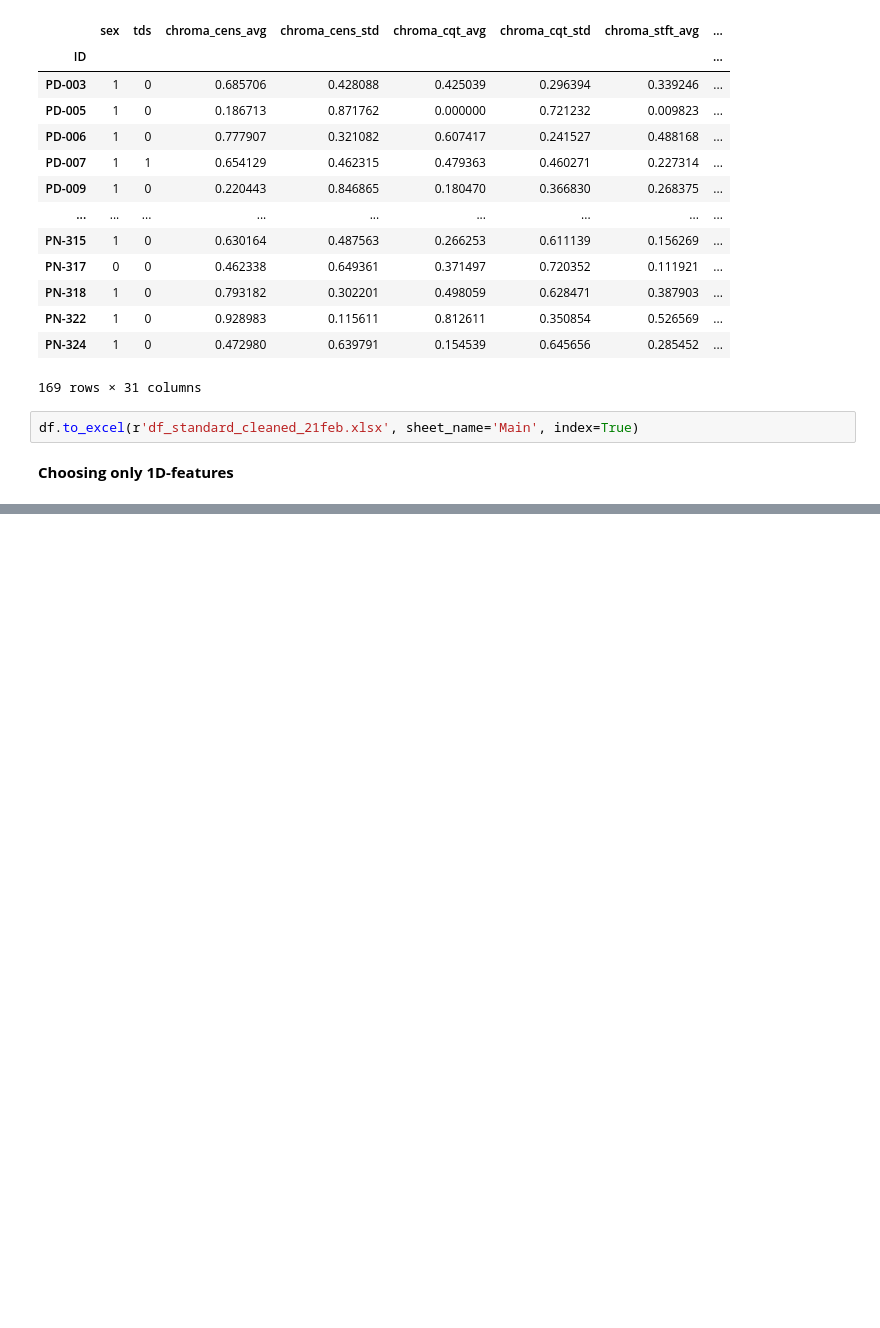
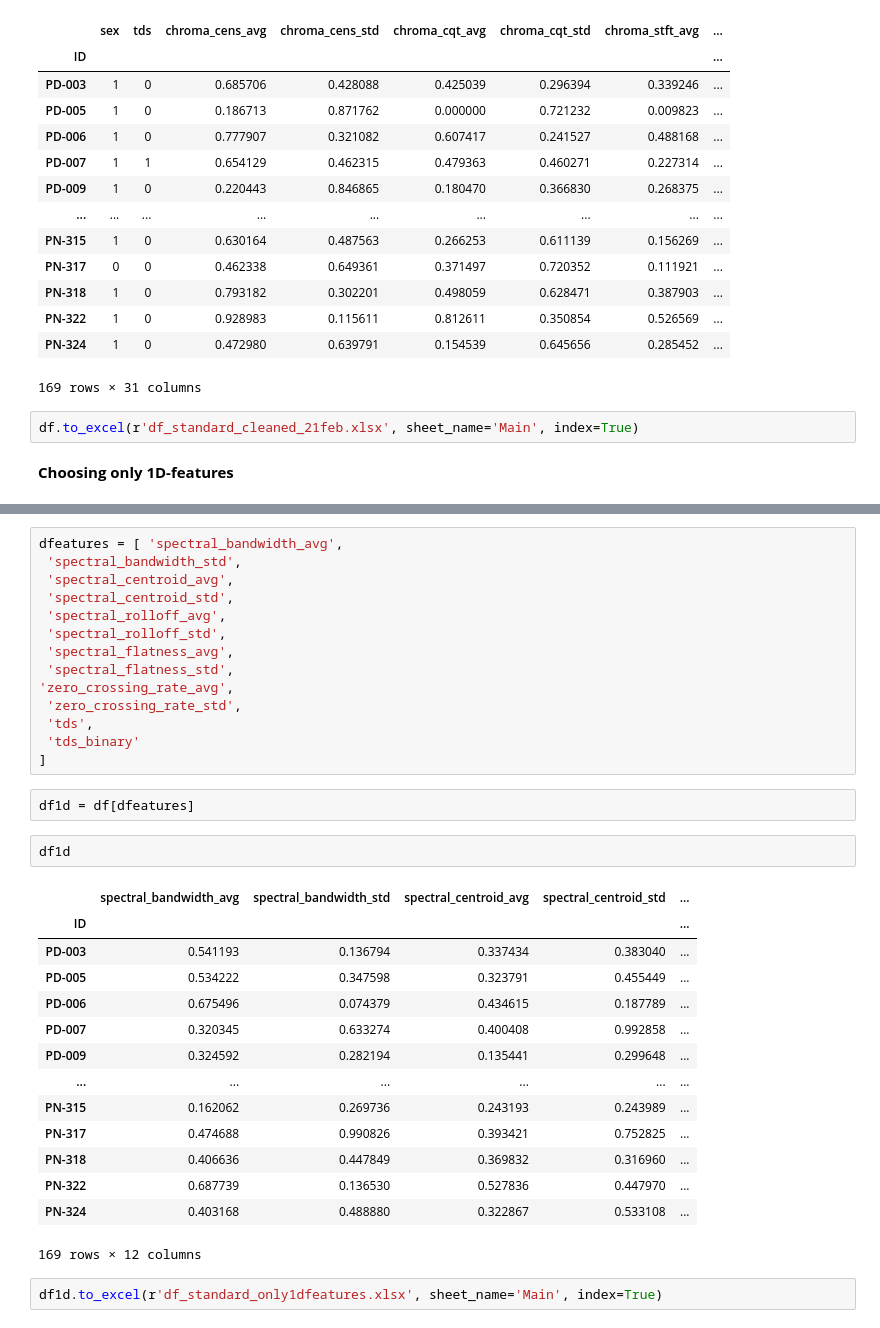
Before and after one commit to Whoami666/HSE_Lab, a Jupyter notebook: schiz_data_standardization.ipynb, the cells around one changed output, grey strips where cells are left out. Cells and saved outputs as stored; diff of their text form; blank space fills up the shorter version.

```diff
--- a/schiz_data_standardization.ipynb
+++ b/schiz_data_standardization.ipynb
@@ -132,0 +153,35 @@ df.to_excel(r'df_standard_cleaned_21feb.xlsx', sheet_name='Main', index=True)
+# %%
+dfeatures = [ 'spectral_bandwidth_avg',
+ 'spectral_bandwidth_std',
+ 'spectral_centroid_avg',
+ 'spectral_centroid_std',
+ 'spectral_rolloff_avg',
+ 'spectral_rolloff_std',
+ 'spectral_flatness_avg',
+ 'spectral_flatness_std',
+'zero_crossing_rate_avg',
+ 'zero_crossing_rate_std',
+ 'tds',
+ 'tds_binary'
+]
+# %%
+df1d = df[dfeatures]
+# %%
+df1d
+# %% [output]
+|  | spectral_bandwidth_avg | spectral_bandwidth_std | spectral_centroid_avg | spectral_centroid_std | ... |
+| ID |  |  |  |  | ... |
+| PD-003 | 0.541193 | 0.136794 | 0.337434 | 0.383040 | ... |
+| PD-005 | 0.534222 | 0.347598 | 0.323791 | 0.455449 | ... |
+| PD-006 | 0.675496 | 0.074379 | 0.434615 | 0.187789 | ... |
+| PD-007 | 0.320345 | 0.633274 | 0.400408 | 0.992858 | ... |
+| PD-009 | 0.324592 | 0.282194 | 0.135441 | 0.299648 | ... |
+| ... | ... | ... | ... | ... | ... |
+| PN-315 | 0.162062 | 0.269736 | 0.243193 | 0.243989 | ... |
+| PN-317 | 0.474688 | 0.990826 | 0.393421 | 0.752825 | ... |
+| PN-318 | 0.406636 | 0.447849 | 0.369832 | 0.316960 | ... |
+| PN-322 | 0.687739 | 0.136530 | 0.527836 | 0.447970 | ... |
+| PN-324 | 0.403168 | 0.488880 | 0.322867 | 0.533108 | ... |
+169 rows × 12 columns
+# %%
+df1d.to_excel(r'df_standard_only1dfeatures.xlsx', sheet_name='Main', index=True)
```
Also changed, not shown: parts of 4 cells of this notebook.
